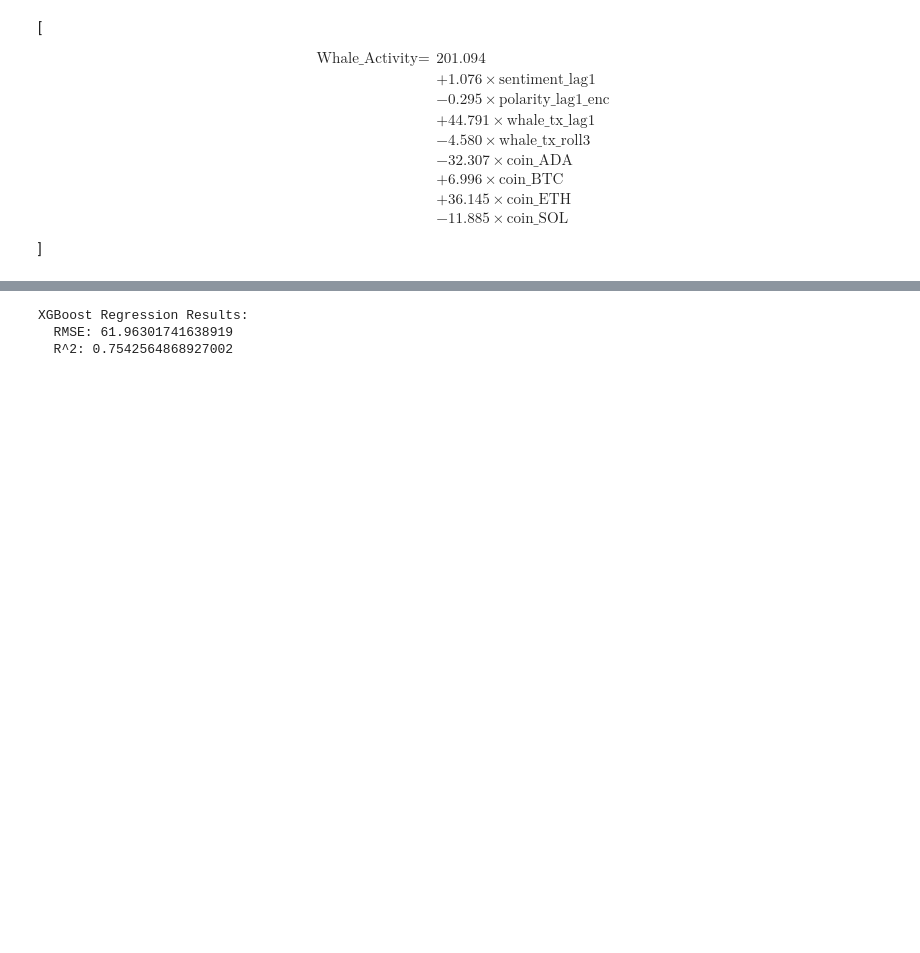
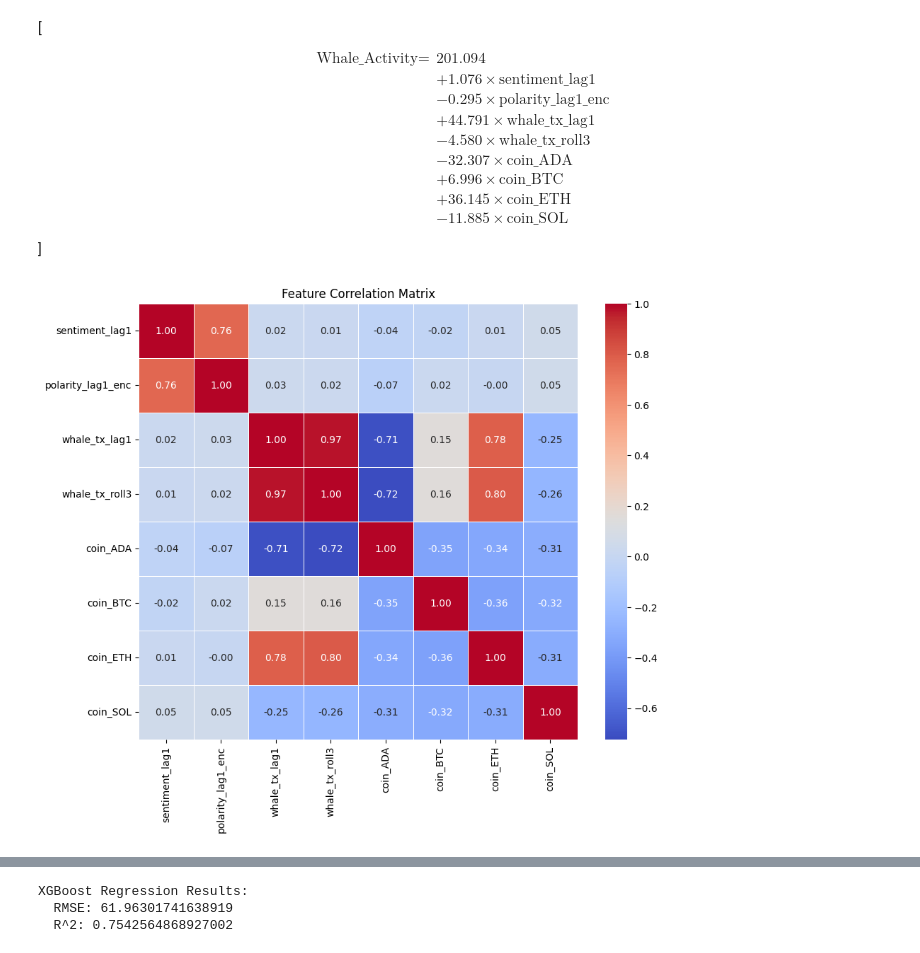
Before and after one commit to FeryGritli/crypto-sentiment-whales, a Jupyter notebook: notebooks/07_Machine_Learning_Prediction.ipynb, the cells around one changed output, grey strips where cells are left out. Drawn from its saved outputs; the diff is of its cells as text; code cells hidden in the pictures; blank space fills up the shorter version.

```diff
--- a/notebooks/07_Machine_Learning_Prediction.ipynb
+++ b/notebooks/07_Machine_Learning_Prediction.ipynb
@@ -307,3 +307,17 @@ Improved Linear Regression Results:
  & - 11.885 \times \text{coin\_SOL}
 \end{aligned}
 \]
+# %%
+import seaborn as sns
+import matplotlib.pyplot as plt
+
+# Calculate correlation matrix on your training data
+corr_matrix = train[features].corr()
+
+# Visualize correlation matrix
+plt.figure(figsize=(10, 8))
+sns.heatmap(corr_matrix, annot=True, cmap='coolwarm', fmt=".2f", linewidths=0.5)
+plt.title('Feature Correlation Matrix')
+plt.show()
+# %% [output]
+[figure, added]
```
Also changed, not shown: parts of 11 cells of this notebook.
